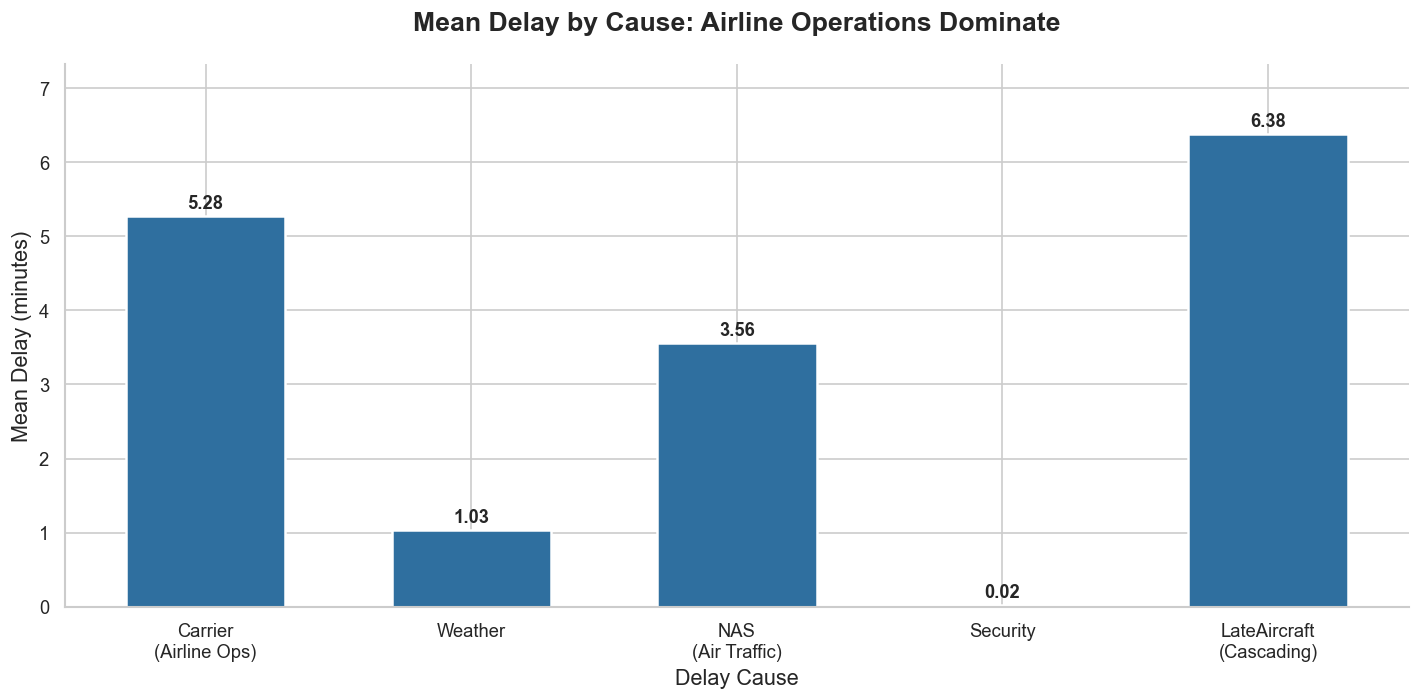
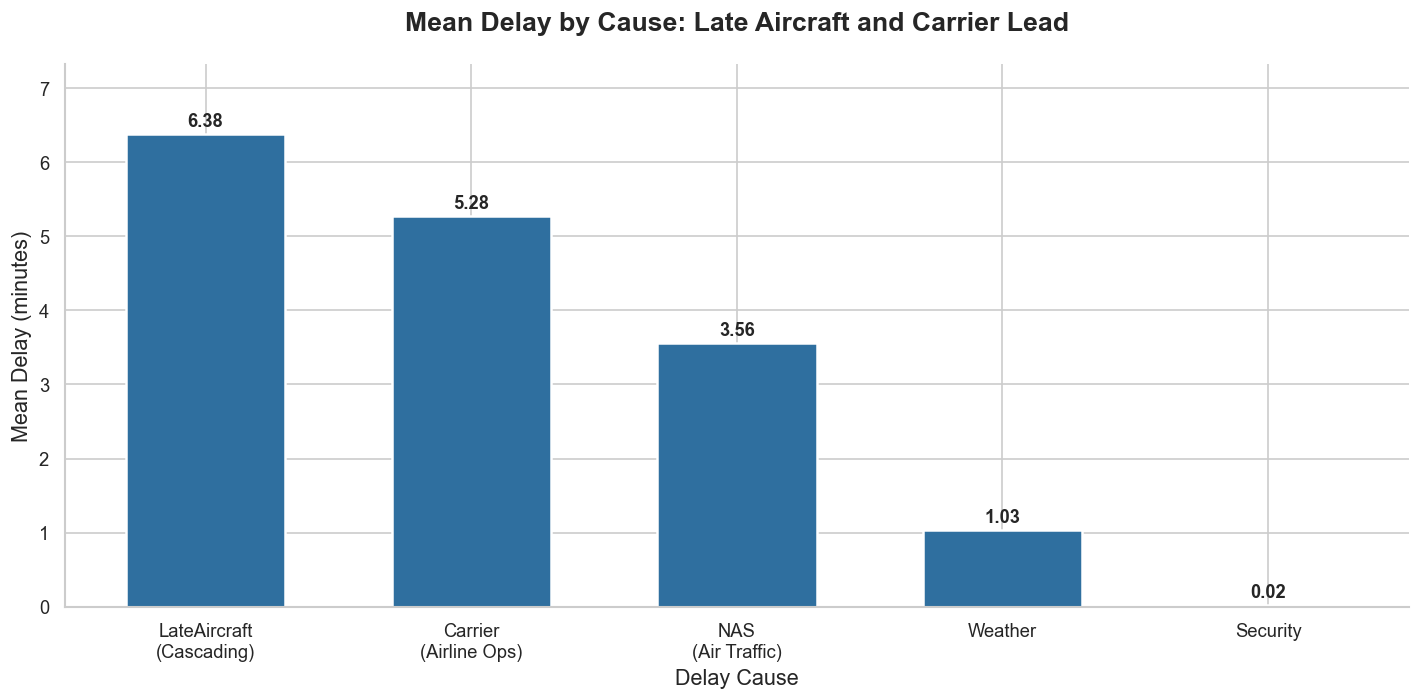
The change to this notebook cell's code, shown as a diff; its figure went from the first image to the second:
--- before
+++ after
@@ -1,11 +1,18 @@
 # Insight 2: Mean delay by cause
 delay_causes = ['CarrierDelay', 'WeatherDelay', 'NASDelay', 'SecurityDelay', 'LateAircraftDelay']
-cause_labels = ['Carrier\n(Airline Ops)', 'Weather', 'NAS\n(Air Traffic)', 'Security', 'LateAircraft\n(Cascading)']
-cause_means = df_active[delay_causes].mean()
+cause_labels = {
+    'CarrierDelay': 'Carrier\n(Airline Ops)',
+    'WeatherDelay': 'Weather',
+    'NASDelay': 'NAS\n(Air Traffic)',
+    'SecurityDelay': 'Security',
+    'LateAircraftDelay': 'LateAircraft\n(Cascading)'
+}
+cause_means = df_active[delay_causes].mean().sort_values(ascending=False)
+cause_label_order = [cause_labels[cause] for cause in cause_means.index]
 
 fig, ax = plt.subplots(figsize=(12, 6))
 colors = '#2F6F9F'
-bars = ax.bar(cause_labels, cause_means.values, color=colors, edgecolor='white', linewidth=1.5, width=0.6)
-ax.set_title('Mean Delay by Cause: Airline Operations Dominate', fontsize=16, fontweight='bold', pad=20)
+bars = ax.bar(cause_label_order, cause_means.values, color=colors, edgecolor='white', linewidth=1.5, width=0.6)
+ax.set_title('Mean Delay by Cause: Late Aircraft and Carrier Lead', fontsize=16, fontweight='bold', pad=20)
 ax.set_xlabel('Delay Cause', fontsize=13)
 ax.set_ylabel('Mean Delay (minutes)', fontsize=13)
@@ -13,4 +20,4 @@
     ax.text(bar.get_x() + bar.get_width()/2., bar.get_height() + 0.05,
             f'{val:.2f}', ha='center', va='bottom', fontweight='bold', fontsize=11)
-ax.set_ylim(0, max(cause_means.values) * 1.15)
+ax.set_ylim(0, cause_means.max() * 1.15)
 plt.tight_layout()

Commit: Part II additional cleanup